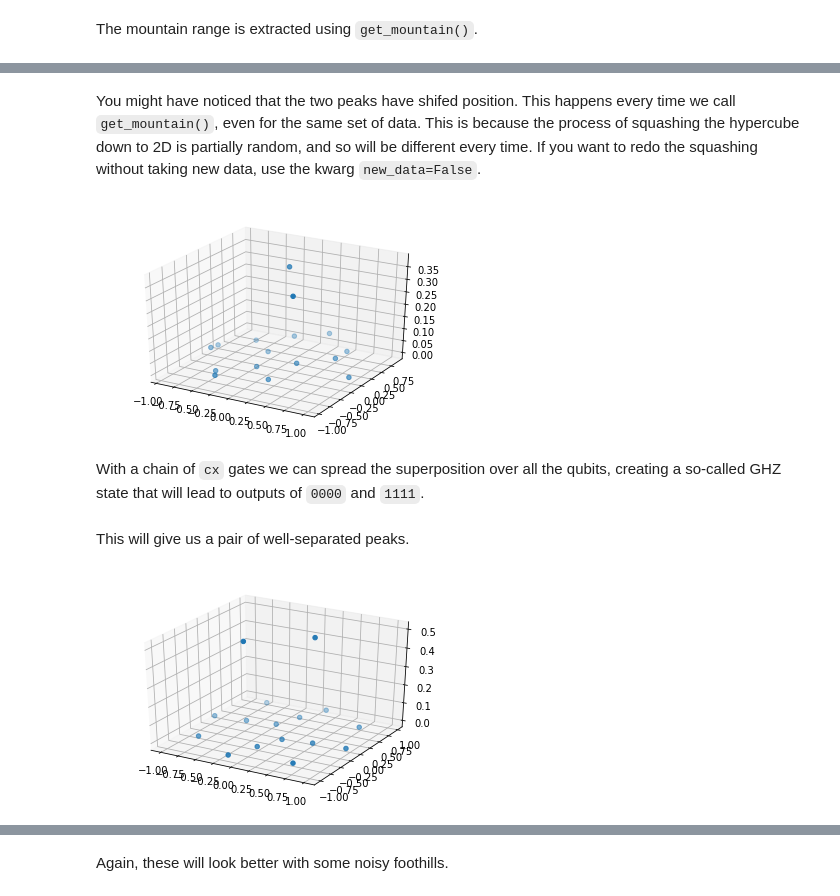
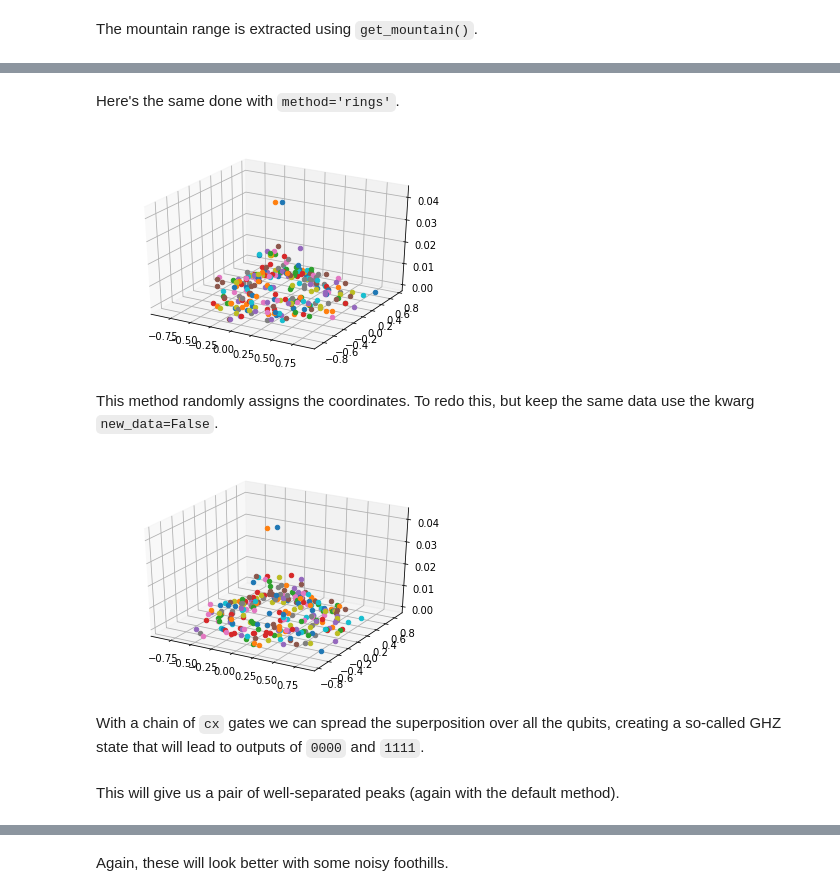
Before and after one commit to quantumjim/qreative, a Jupyter notebook: tutorials/random_mountain.ipynb, the cells around one changed output, grey strips where cells are left out. Drawn from its saved outputs; the diff is of its cells as text; code cells hidden in the pictures.

```diff
--- a/tutorials/random_mountain.ipynb
+++ b/tutorials/random_mountain.ipynb
@@ -83,19 +82,21 @@ plot_mountain(X,Y,Z)
-# %% [markdown]
-You might have noticed that the two peaks have shifed position. This happens every time we call `get_mountain()`, even for the same set of data. This is because the process of squashing the hypercube down to 2D is partially random, and so will be different every time. If you want to redo the squashing without taking new data, use the kwarg `new_data=False`.
+# %% [markdown]
+Here's the same done with `method='rings'`.
+# %%
+pos,prob = alps.get_mountain(noisy=0.3,method='rings')
+plot_mountain(pos,prob)
+# %% [output]
+[figure, added]
+# %% [markdown]
+This method randomly assigns the coordinates. To redo this, but keep the same data use the kwarg `new_data=False`.
 # %%
-X,Y,Z = alps.get_mountain(new_data=False)
-plot_mountain(X,Y,Z)
+pos,prob = alps.get_mountain(method='rings',new_data=False)
+plot_mountain(pos,prob)
 # %% [output]
-[figure, old version]
+[figure, new version]
 # %% [markdown]
 With a chain of `cx` gates we can spread the superposition over all the qubits, creating a so-called GHZ state that will lead to outputs of `0000` and `1111`.
 # %%
 for j in range(n-1):
     alps.qc.cx(alps.qr[j],alps.qr[j+1])
 # %% [markdown]
-This will give us a pair of well-separated peaks.
+This will give us a pair of well-separated peaks (again with the default method).
-# %%
-X,Y,Z = alps.get_mountain()
-plot_mountain(X,Y,Z)
-# %% [output]
-[figure, removed]
```
Also changed, not shown: parts of 14 cells of this notebook, 1 other file.
